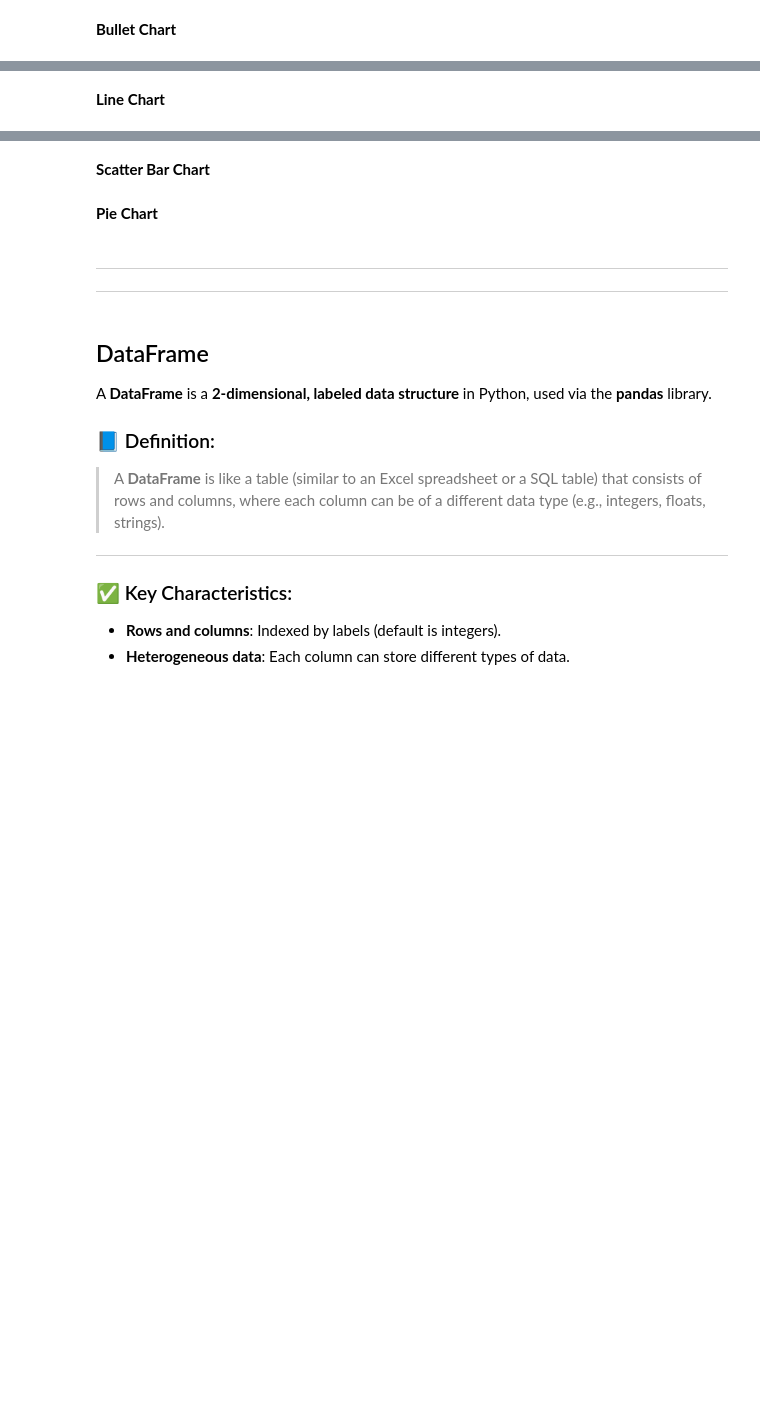
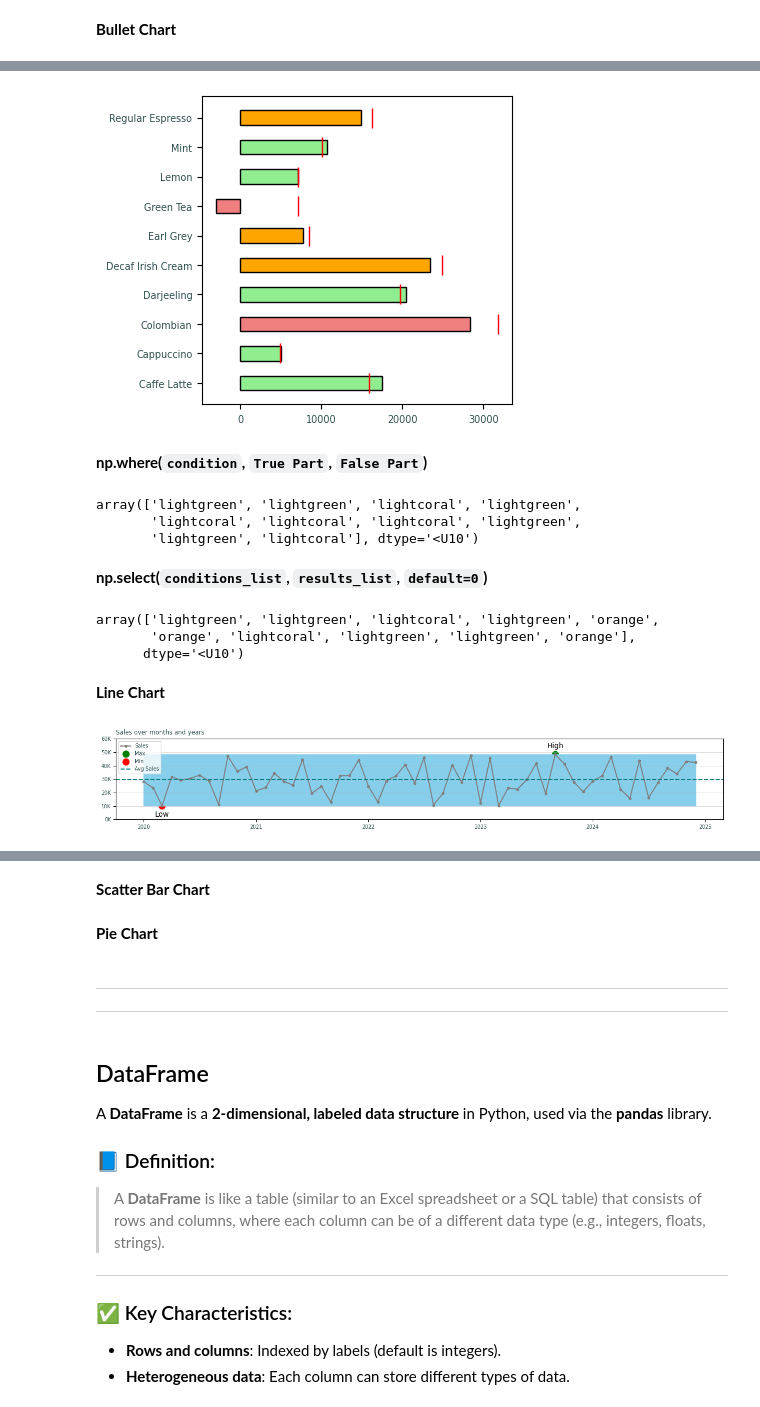
Before and after one commit to knowledge-corner/Vituare-Research, a Jupyter notebook: Day - 3 and Day 4.ipynb, the cells around one changed output, grey strips where cells are left out. Drawn from its saved outputs; the diff is of its cells as text; code cells hidden in the pictures; blank space fills up the shorter version.

```diff
--- a/Day - 3 and Day 4.ipynb
+++ b/Day - 3 and Day 4.ipynb
@@ -933,5 +965,74 @@ plt.show()
+# %%
+plt.figure(figsize = (4, 4))
+
+ratio = profits/target_profits
+condition_list = [ratio >= 1, ratio >= 0.9]
+results_list = ["lightgreen", "orange"]
+
+colors_list = np.select(condition_list, results_list, default="lightcoral")
+
+plt.barh(products, profits, color = colors_list, edgecolor = "black", height = 0.5)
+
+plt.plot(target_profits, products, ls = "", marker = '|', color = "red", markersize  = 15)
+
+plt.xticks(color = "darkslategrey", size = "x-small")
+plt.yticks(color = "darkslategrey", size = "x-small")
+
+plt.show()
+# %% [output]
+[figure, added]
+# %% [markdown]
+**np.where(`condition`, `True Part`, `False Part`)**
+# %%
+np.where(profits >= target_profits, "lightgreen", "lightcoral")
+# %% [output]
+array(['lightgreen', 'lightgreen', 'lightcoral', 'lightgreen',
+       'lightcoral', 'lightcoral', 'lightcoral', 'lightgreen',
+       'lightgreen', 'lightcoral'], dtype='<U10')
+# %% [markdown]
+**np.select(`conditions_list`, `results_list`, `default=0`)**
+# %%
+ratio = profits/target_profits
+condition_list = [ratio >= 1, ratio >= 0.9]
+results_list = ["lightgreen", "orange"]
+np.select(condition_list, results_list, default="lightcoral")
+# %% [output]
+array(['lightgreen', 'lightgreen', 'lightcoral', 'lightgreen', 'orange',
+       'orange', 'lightcoral', 'lightgreen', 'lightgreen', 'orange'],
+      dtype='<U10')
 # %% [markdown]
 **Line Chart**
 # %%
 date = np.arange('2020-01', '2025-01', dtype='datetime64[M]')
 sales = np.random.randint(10000, 50000, 60)
+# %%
+plt.figure(figsize = (15, 2))
+plt.plot(date, sales, label = "Sales", color = "grey", marker = "o", ms = 3)
+
+max_index = sales.argmax()
+min_index = sales.argmin()
+
+# plt.scatter(date[[max_index, min_index]], sales[[max_index, min_index]], color = "red", s = 80)
+plt.scatter(date[max_index], sales[max_index], color = "green", s = 80, label = "Max")
+plt.scatter(date[min_index], sales[min_index], color = "red", s = 80, label = "Min")
+plt.annotate(f"High", xy = (date[max_index], sales[max_index]+5000), ha = "center")
+plt.annotate(f"Low", xy = (date[min_index], sales[min_index]-8000), ha = "center")
+
+avg_sales = np.mean(sales)
+plt.axhline(avg_sales, color = "teal", label = "Avg Sales", ls = "--")
+plt.fill_between(date, sales[max_index], sales[min_index], color = "skyblue")
+
+plt.title("Sales over months and years", color = "darkslategrey", loc = "left", size = "small")
+
+plt.xticks(color = "darkslategrey", size = "x-small") #, rotation = 20)
+
+y_ticks = np.arange(0, np.max(sales) + 20000, 10000)
+y_labels = (y_ticks // 1000).astype(int).astype(str) + "K"
+plt.yticks(y_ticks, y_labels, color = "darkslategrey", size = "x-small")
+
+plt.grid(axis = "y", alpha = 0.4)
+plt.legend(labelcolor = "darkslategrey", fontsize = "x-small")
+
+plt.show()
+# %% [output]
+[figure, added]
```
Also changed, not shown: parts of 8 cells of this notebook.
